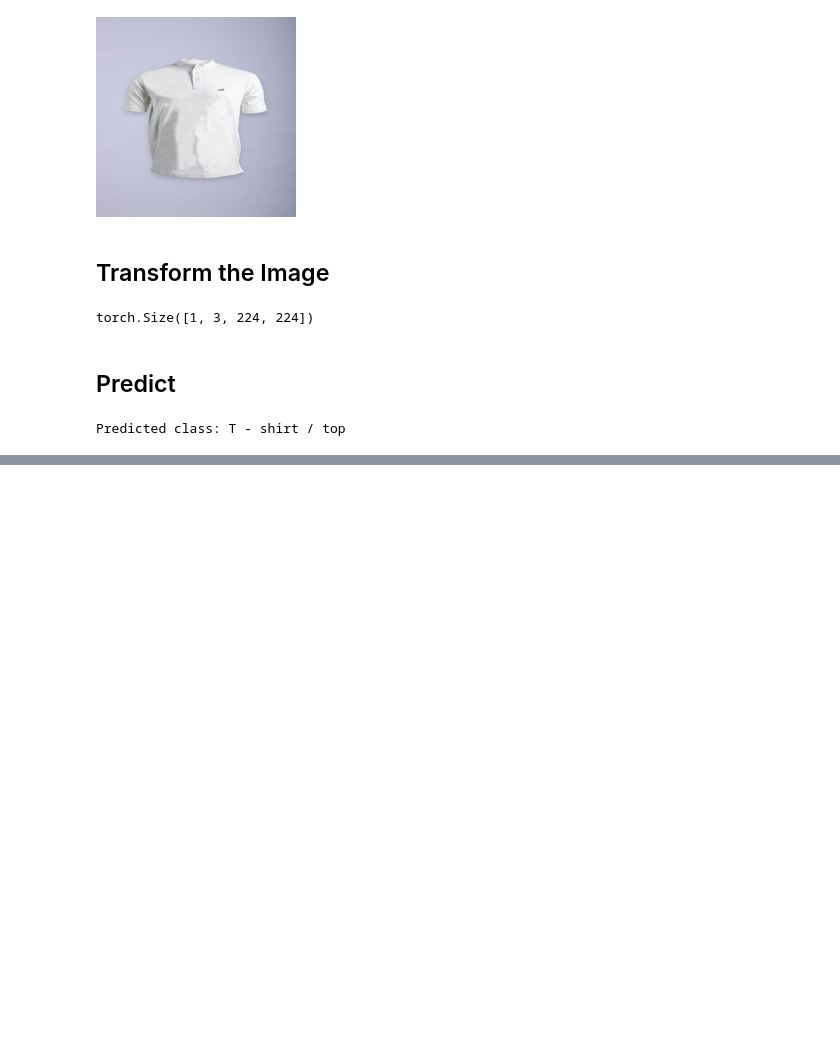
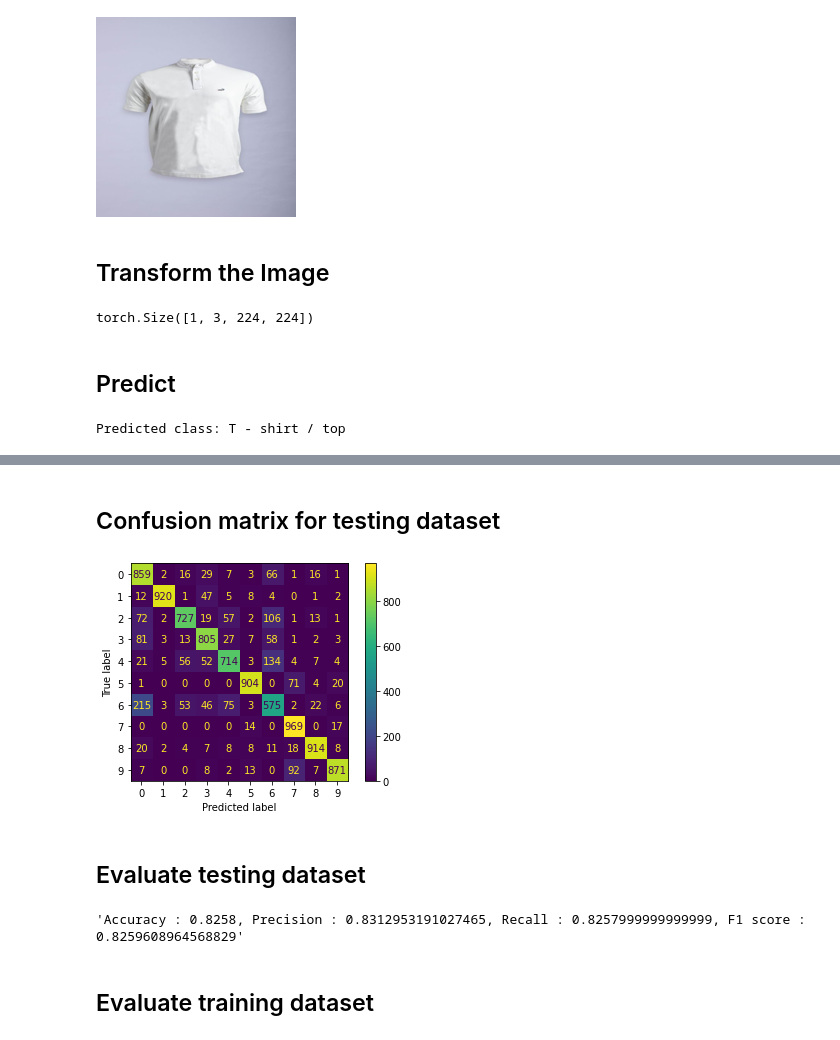
Before and after one commit to thilinadj/Deep-Learning-CW2, a Jupyter notebook: MobileNetV2_model_based_Image_Classification (2).ipynb, the cells around one changed output, grey strips where cells are left out. Saved outputs shown, nothing was run; the diff lists cells and outputs as text; code cells hidden in the pictures; blank space fills up the shorter version.

Commit message:
MobileNetV2ModelBasedImageClassification_FinalVersion

```diff
--- a/ImageClassification_20201007.ipynb
+++ b/MobileNetV2_model_based_Image_Classification (2).ipynb
@@ -484,0 +597,13 @@ Predicted class: T - shirt / top
+# %% [markdown]
+## Confusion matrix for testing dataset
+# %%
+confusion_matrix = confusion_matrix(real_labels, predictions)
+# %%
+cm_display = ConfusionMatrixDisplay(confusion_matrix = confusion_matrix, display_labels = [0, 1, 2, 3, 4, 5, 6, 7, 8, 9])
+# %%
+cm_display.plot()
+plt.show()
+# %% [output]
+[figure, added]
+# %% [markdown]
+## Evaluate testing dataset
@@ -484,0 +612,6 @@ Predicted class: T - shirt / top
+# %%
+"Accuracy : {}, Precision : {}, Recall : {}, F1 score : {}".format(accuracy , precision, recall, f1)
+# %% [output]
+'Accuracy : 0.8258, Precision : 0.8312953191027465, Recall : 0.8257999999999999, F1 score : 0.8259608964568829'
+# %% [markdown]
+## Evaluate training dataset
```
Also changed, not shown: parts of 39 cells of this notebook, 1 other file.
